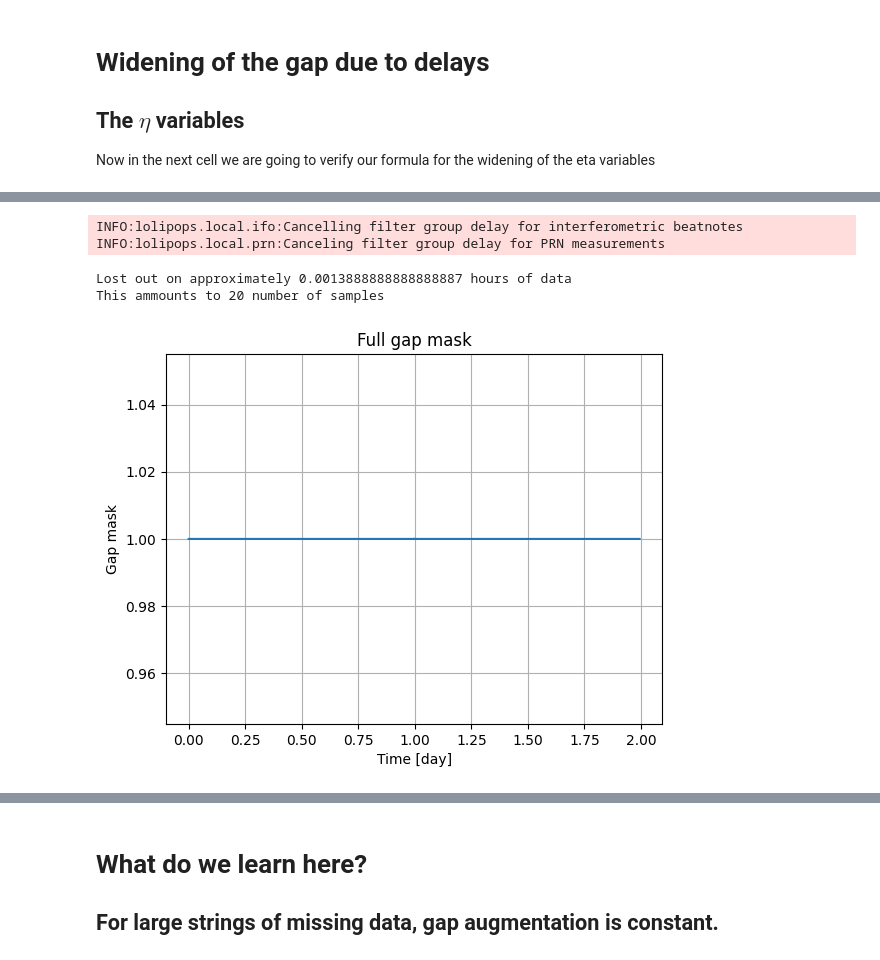
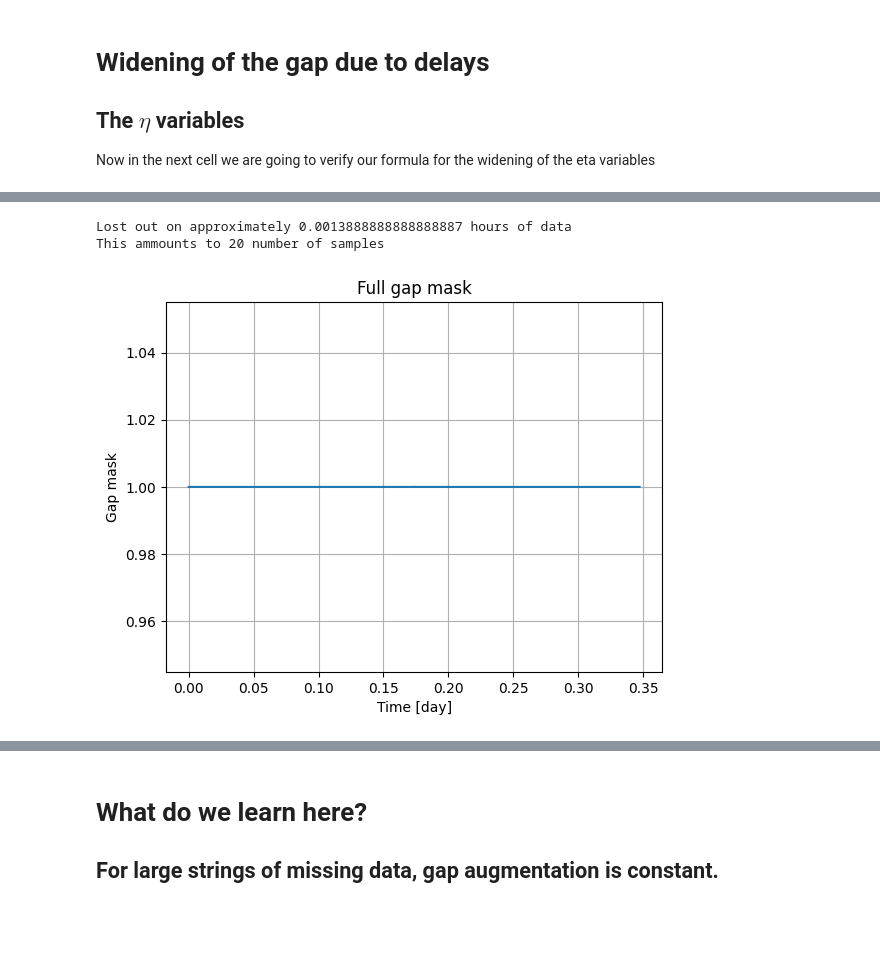
Before and after one commit to OllieBurke/gaps_tdi, a Jupyter notebook: notebooks/investigation_gap_widening.ipynb, the cells around one changed output, grey strips where cells are left out. Cells and saved outputs as stored; diff of their text form; code cells hidden in the pictures; blank space fills up the shorter version.

```diff
--- a/notebooks/investigation_gap_widening.ipynb
+++ b/notebooks/investigation_gap_widening.ipynb
@@ -35,0 +35,13 @@ The autoreload extension is already loaded. To reload it, use:
+# %%
+# Set up lolipops pipeline
+from pathlib import Path
+from lisainstrument import Instrument
+import logging
+
+simlen = 120_000
+
+instr = Instrument(size=simlen, dt = 0.25, lock='six', seed=1234, )
+
+instr.simulate()
+
+instr.write('week_long_simulation.h5', mode='w')
@@ -35,0 +50,6 @@ The autoreload extension is already loaded. To reload it, use:
+# %%
+from pytdi import Data
+
+from pytdi.michelson import compute_factorized_michelson
+
+data = Data.from_instrument(instr)
@@ -75,26 +63,8 @@ INFO:lolipops.io:Loading ground tracking data from '../data_for_simulations/grou
-# %%
-# Telemetry data and apply group delay corrections
-ifos = telemetry.ifos
-prns = telemetry.prns
-
-# Group delay correction
-corrected_ifos = ifo.cancel_filter_group_delay(
-    ifos, telemetry.sampling, telemetry.instrument_knowledge
-)
-corrected_prns = prn.cancel_filter_group_delay(
-    prns, telemetry.sampling, telemetry.instrument_knowledge
-)
-
-
-# Compute the measured pseudo ranges (light travel times)
-mprs = corrected_prns
-
-# Compute the various derivatives
-mpr_derivatives = {
-    mosa: np.gradient(mprs[mosa], telemetry.sampling.dt) for mosa in MOSAS
-}
-
-lagrange_order_eta_gap = 45
-# %% [output]
-INFO:lolipops.local.ifo:Cancelling filter group delay for interferometric beatnotes
-INFO:lolipops.local.prn:Canceling filter group delay for PRN measurements
+# %%
+measurement_values = data.MEASUREMENTS
+ifos = data.measurements
+
+mprs = data.delays
+mpr_derivatives = data.delay_derivatives
+MOSAS = data.MOSAS
+dt = 1/data.fs
@@ -101,38 +125,33 @@ INFO:lolipops.local.prn:Canceling filter group delay for PRN measurements
 # %%
 # Construct gap class
-
-
 
 CONTROL_NANS = True
 GAP_CLASS = False
 
-N = telemetry.sampling.size
-t_start = telemetry.sampling.t0
-
-sim_t = np.arange(0, N * telemetry.sampling.dt, telemetry.sampling.dt)
+sim_t = np.arange(0, simlen * dt, dt)
 
 
 N_tel_nans= 20
-if CONTROL_NANS:
-    masking_function = construct_mask_single_gap(N_tel_nans, length = N)
+
+masking_function = construct_mask_single_gap(N_tel_nans, length = simlen)
 
 
 plt.plot(sim_t / 60 / 60 / 24, masking_function)
 plt.title("Full gap mask")
 plt.xlabel("Time [day]")
 plt.ylabel("Gap mask")
 plt.grid(True)
 
 print(
     "Lost out on approximately",
     np.sum(np.isnan(masking_function)) * 0.25 / 60 / 60,
     "hours of data",
 )
 print(
     "This ammounts to {} number of samples".format(np.sum(np.isnan(masking_function)))
 )
 # %% [output]
 Lost out on approximately 0.0013888888888888887 hours of data
 This ammounts to 20 number of samples
-[figure, old version]
+[figure, new version]
 # %%
```
Also changed, not shown: parts of 32 cells of this notebook, 2 other files.
